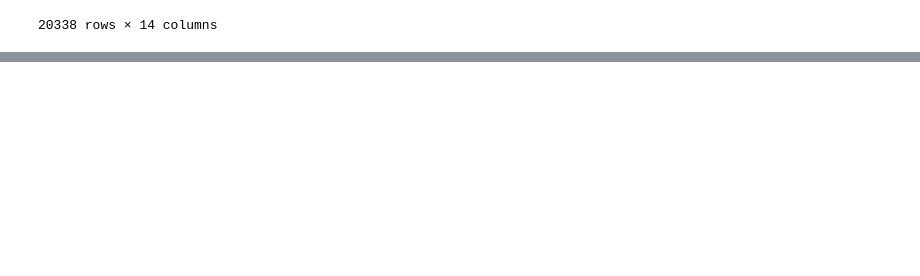
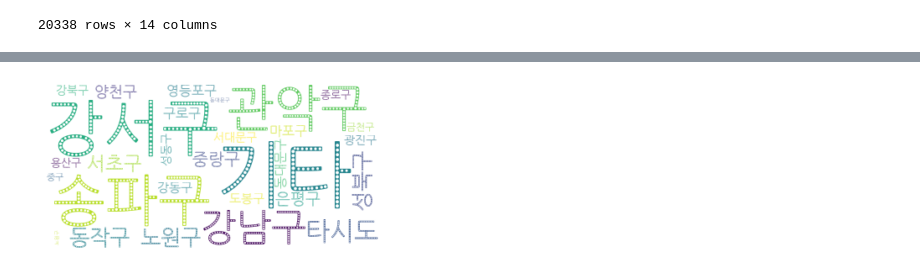
Before and after one commit to eunnjji/-, a Jupyter notebook: project1/seoul.ipynb, the cells around one changed output, grey strips where cells are left out. Saved outputs shown, nothing was run; the diff lists cells and outputs as text; code cells hidden in the pictures; blank space fills up the shorter version.

```diff
--- a/project1/seoul.ipynb
+++ b/project1/seoul.ipynb
@@ -41,0 +148,3 @@ a
+# %%
+seoul = pd.read_csv('drive/MyDrive/corona/서울시 코로나19 확진자 현황.csv',encoding='utf-8')
+seoul.columns
@@ -41,0 +173,27 @@ a
+# %%
+!pip install wordcloud
+import matplotlib.font_manager as fm  # 폰트 관련 용도
+from wordcloud import WordCloud as wc
+import matplotlib.pyplot as plt
+
+!apt-get update -qq
+!apt-get install fonts-nanum* -qq
+plt.rcParams['font.family'] = 'NanumSquareL'# '맑은 고딕'으로 설정
+plt.rcParams['axes.unicode_minus'] = False
+
+region = seoul.drop(['환자번호','국적','조치사항','환자정보'],axis=1)
+region
+
+## 코로나 발생 이후 ~ 1월 4일까지 전체 지역별 확진자
+region_len = region.groupby('지역')['연번'].count().sum()
+region_count = region.groupby('지역')['연번'].count()
+region_count = pd.DataFrame(region_count)
+
+wc = WordCloud(background_color='white',font_path='/usr/share/fonts/truetype/nanum/NanumGothicEco.ttf')
+frequencies = region_count['연번']
+wordcloud_image = wc.generate_from_frequencies(frequencies)
+# 생성한 워드 클라우드 이미지를 화면에 표시
+plt.imshow(wordcloud_image, interpolation="bilinear")
+plt.axis("off")
+plt.show()
+# %% [output]
@@ -41,0 +203 @@ a
+[figure, added]
```
Also changed, not shown: parts of 15 cells of this notebook.
